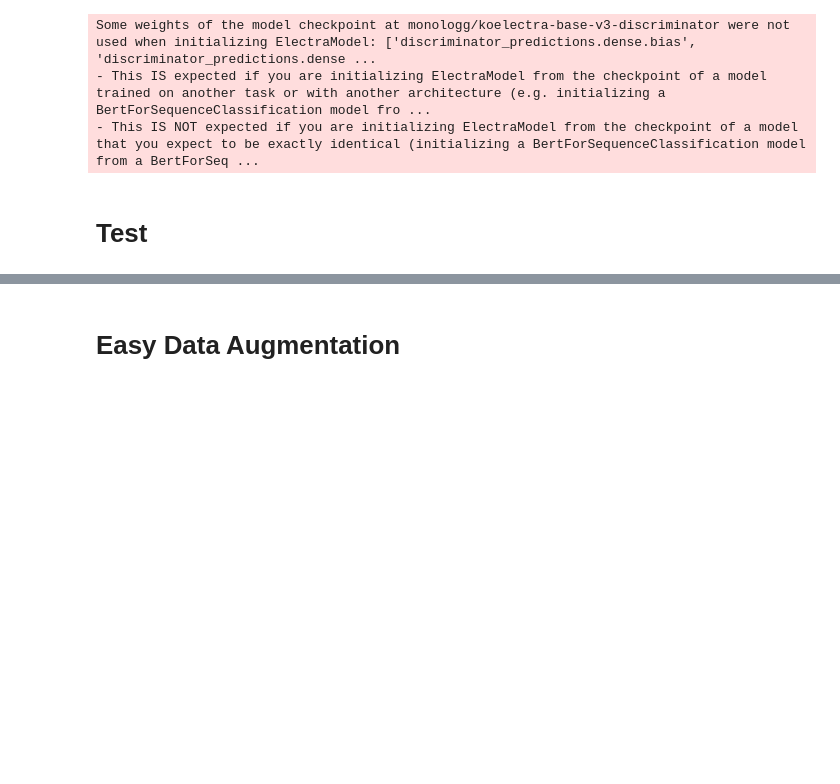
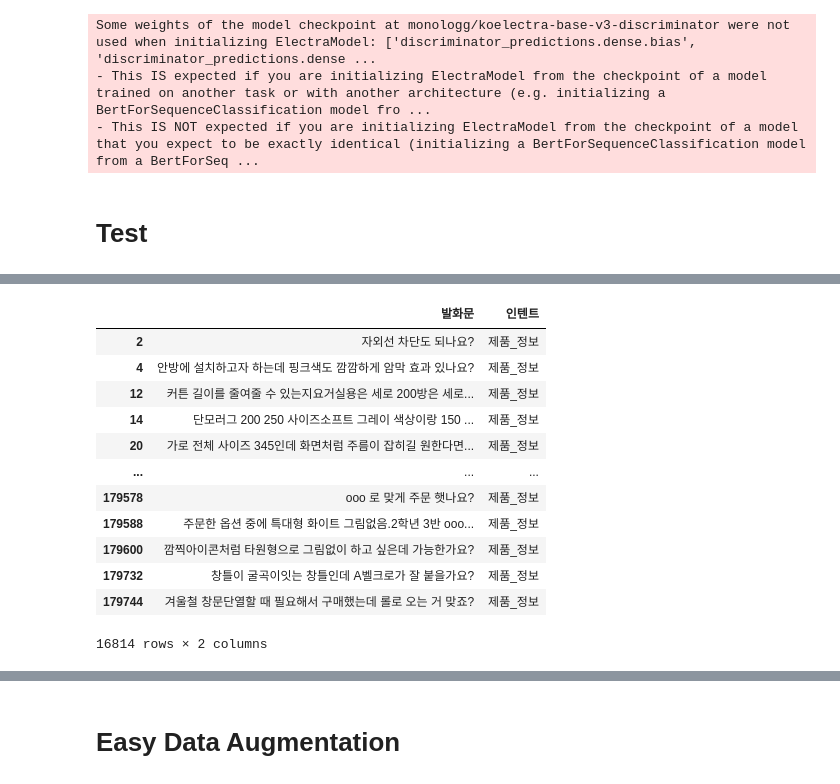
Before and after one commit to uoo723/BigStar-RnD-DA, a Jupyter notebook: notebooks/dev.ipynb, the cells around one changed output, grey strips where cells are left out. Cells and saved outputs as stored; diff of their text form; code cells hidden in the pictures; blank space fills up the shorter version.

```diff
--- a/notebooks/dev.ipynb
+++ b/notebooks/dev.ipynb
@@ -214,0 +251,17 @@ df.to_excel("predictions.xlsx", index=False)
+# %%
+df1 = test_dataset.df.iloc[np.where(gt == le.transform(["제품_정보"])[0])][["발화문", "인텐트"]]
+df1
+# %% [output]
+|  | 발화문 | 인텐트 |
+| 2 | 자외선 차단도 되나요? | 제품_정보 |
+| 4 | 안방에 설치하고자 하는데 핑크색도 깜깜하게 암막 효과 있나요? | 제품_정보 |
+| 12 | 커튼 길이를 줄여줄 수 있는지요거실용은 세로 200방은 세로... | 제품_정보 |
+| 14 | 단모러그 200 250 사이즈소프트 그레이 색상이랑 150 ... | 제품_정보 |
+| 20 | 가로 전체 사이즈 345인데 화면처럼 주름이 잡히길 원한다면... | 제품_정보 |
+| ... | ... | ... |
+| 179578 | ooo 로 맞게 주문 햇나요? | 제품_정보 |
+| 179588 | 주문한 옵션 중에 특대형 화이트 그림없음.2학년 3반 ooo... | 제품_정보 |
+| 179600 | 깜찍아이콘처럼 타원형으로 그림없이 하고 싶은데 가능한가요? | 제품_정보 |
+| 179732 | 창틀이 굴곡이잇는 창틀인데 A벨크로가 잘 붙을가요? | 제품_정보 |
+| 179744 | 겨울철 창문단열할 때 필요해서 구매했는데 롤로 오는 거 맞죠? | 제품_정보 |
+16814 rows × 2 columns
```
Also changed, not shown: parts of 20 cells of this notebook, 2 other files.
